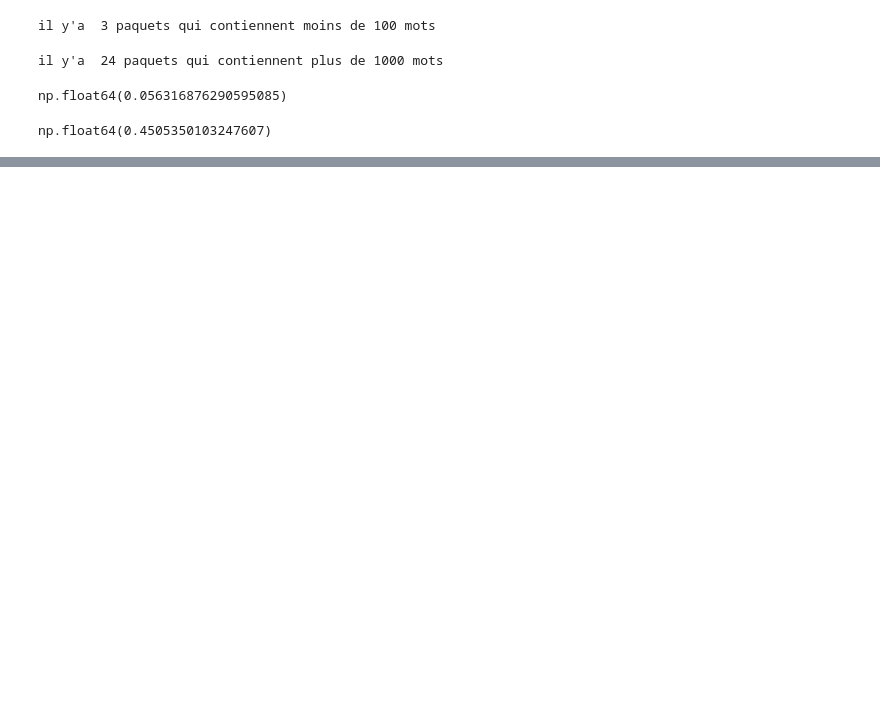
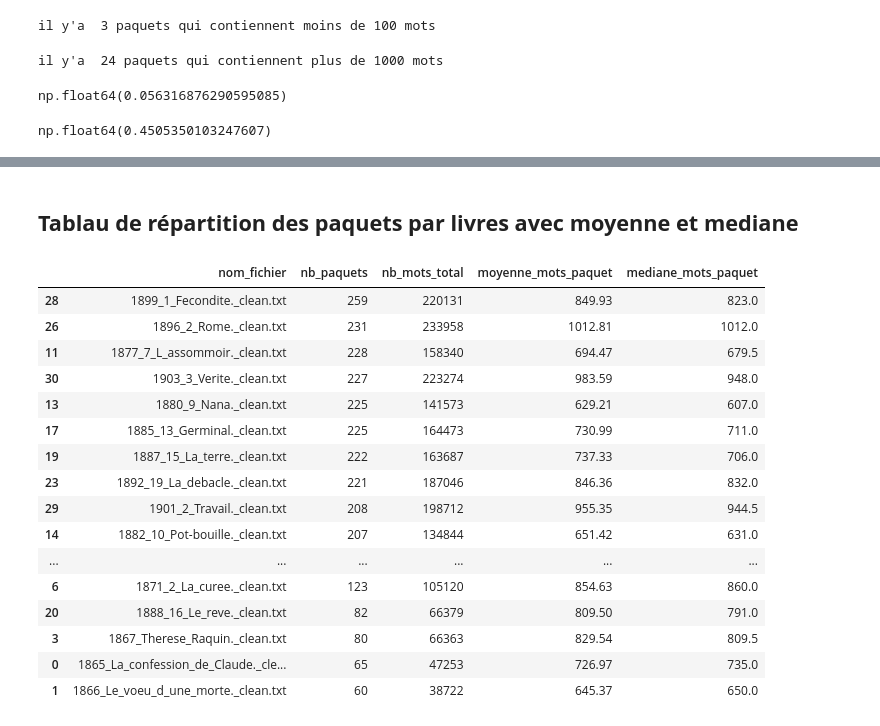
Before and after one commit to MorganRichard25/analyse_topic_zola, a Jupyter notebook: notebooks/00_statistique_sur_segment.ipynb, the cells around one changed output, grey strips where cells are left out. Saved outputs shown, nothing was run; the diff lists cells and outputs as text; code cells hidden in the pictures; blank space fills up the shorter version.

Commit message:
ajout tableau recap

```diff
--- a/notebooks/00_statistique_sur_segment.ipynb
+++ b/notebooks/00_statistique_sur_segment.ipynb
@@ -133,0 +173,36 @@ np.float64(0.4505350103247607)
+# %% [markdown]
+## **Tablau de répartition des paquets par livres avec moyenne et mediane**
+# %%
+repartition_romans = (
+    df_analyse
+    .groupby("nom_fichier")
+    .agg(
+        nb_paquets=("id_paquet", "count"),
+        nb_mots_total=("nb_mots_paquet", "sum"),
+        moyenne_mots_paquet=("nb_mots_paquet", "mean"),
+        mediane_mots_paquet=("nb_mots_paquet", "median")
+    )
+    .round(2)
+    .reset_index()
+    .sort_values("nb_paquets", ascending=False)
+)
+
+repartition_romans
+# %% [output]
+|  | nom_fichier | nb_paquets | nb_mots_total | moyenne_mots_paquet | mediane_mots_paquet |
+| 28 | 1899_1_Fecondite._clean.txt | 259 | 220131 | 849.93 | 823.0 |
+| 26 | 1896_2_Rome._clean.txt | 231 | 233958 | 1012.81 | 1012.0 |
+| 11 | 1877_7_L_assommoir._clean.txt | 228 | 158340 | 694.47 | 679.5 |
+| 30 | 1903_3_Verite._clean.txt | 227 | 223274 | 983.59 | 948.0 |
+| 13 | 1880_9_Nana._clean.txt | 225 | 141573 | 629.21 | 607.0 |
+| 17 | 1885_13_Germinal._clean.txt | 225 | 164473 | 730.99 | 711.0 |
+| 19 | 1887_15_La_terre._clean.txt | 222 | 163687 | 737.33 | 706.0 |
+| 23 | 1892_19_La_debacle._clean.txt | 221 | 187046 | 846.36 | 832.0 |
+| 29 | 1901_2_Travail._clean.txt | 208 | 198712 | 955.35 | 944.5 |
+| 14 | 1882_10_Pot-bouille._clean.txt | 207 | 134844 | 651.42 | 631.0 |
+| ... | ... | ... | ... | ... | ... |
+| 6 | 1871_2_La_curee._clean.txt | 123 | 105120 | 854.63 | 860.0 |
+| 20 | 1888_16_Le_reve._clean.txt | 82 | 66379 | 809.50 | 791.0 |
+| 3 | 1867_Therese_Raquin._clean.txt | 80 | 66363 | 829.54 | 809.5 |
+| 0 | 1865_La_confession_de_Claude._cle... | 65 | 47253 | 726.97 | 735.0 |
+| 1 | 1866_Le_voeu_d_une_morte._clean.txt | 60 | 38722 | 645.37 | 650.0 |
```
Also changed, not shown: parts of 7 cells of this notebook.
